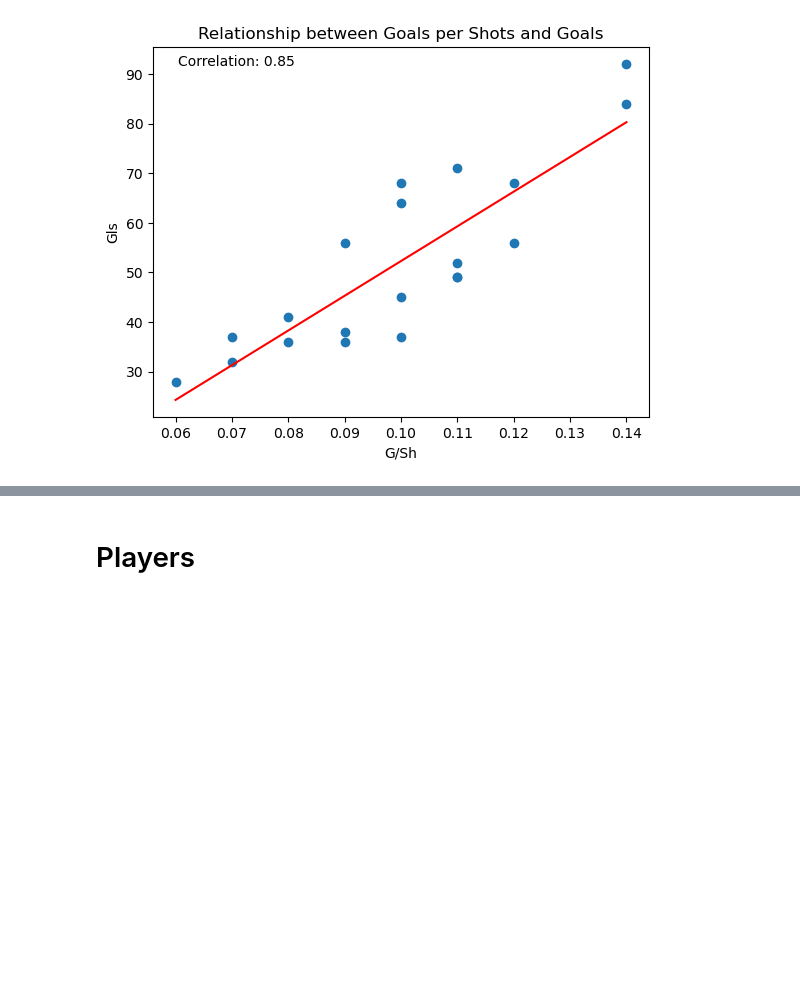
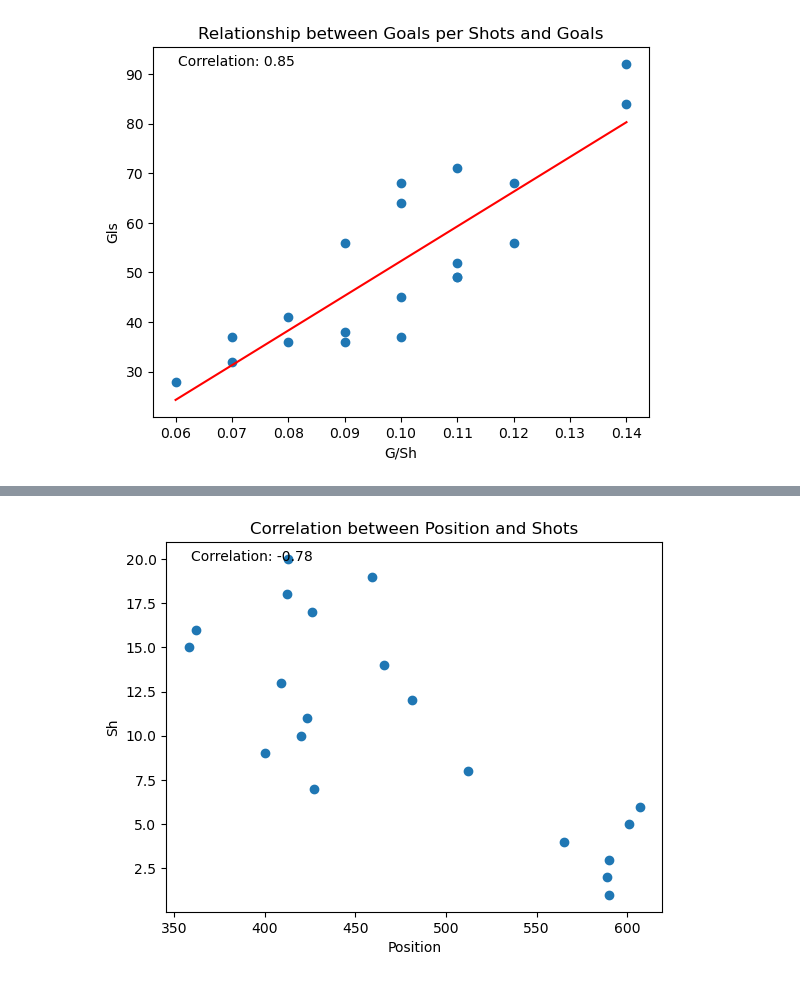
Before and after one commit to ayomidecole/Prem2022-23-data, a Jupyter notebook: team_shooting_analysis.ipynb, the cells around one changed output, grey strips where cells are left out. Saved outputs shown, nothing was run; the diff lists cells and outputs as text; code cells hidden in the pictures; blank space fills up the shorter version.

```diff
--- a/prem_data_analysis.ipynb
+++ b/team_shooting_analysis.ipynb
@@ -350,2 +296,15 @@ progressive_carries.loc[:5, ['Squad', 'PrgC']]
-# %% [markdown]
-# Players
+# %%
+# Calculate correlation coefficient
+correlation, _ = stats.pearsonr(positions_sorted['Position'], positions_sorted['Sh'])
+
+# Create scatter plot
+plt.scatter(positions_sorted['Sh'], positions_sorted['Position'])
+plt.xlabel('Position')
+plt.ylabel('Sh')
+plt.title('Correlation between Position and Shots')
+plt.text(0.05, 0.95, f'Correlation: {correlation:.2f}', transform=plt.gca().transAxes)
+
+# Show the plot
+plt.show()
+# %% [output]
+[figure, added]
```
Also changed, not shown: parts of 17 cells of this notebook, 3 other files.
